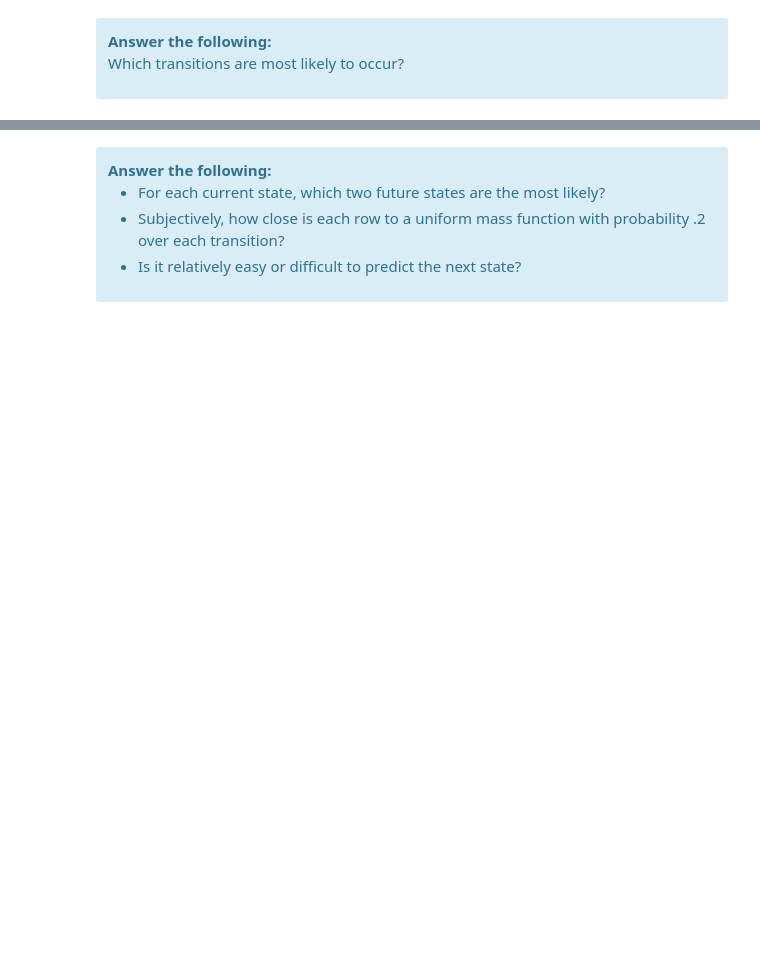
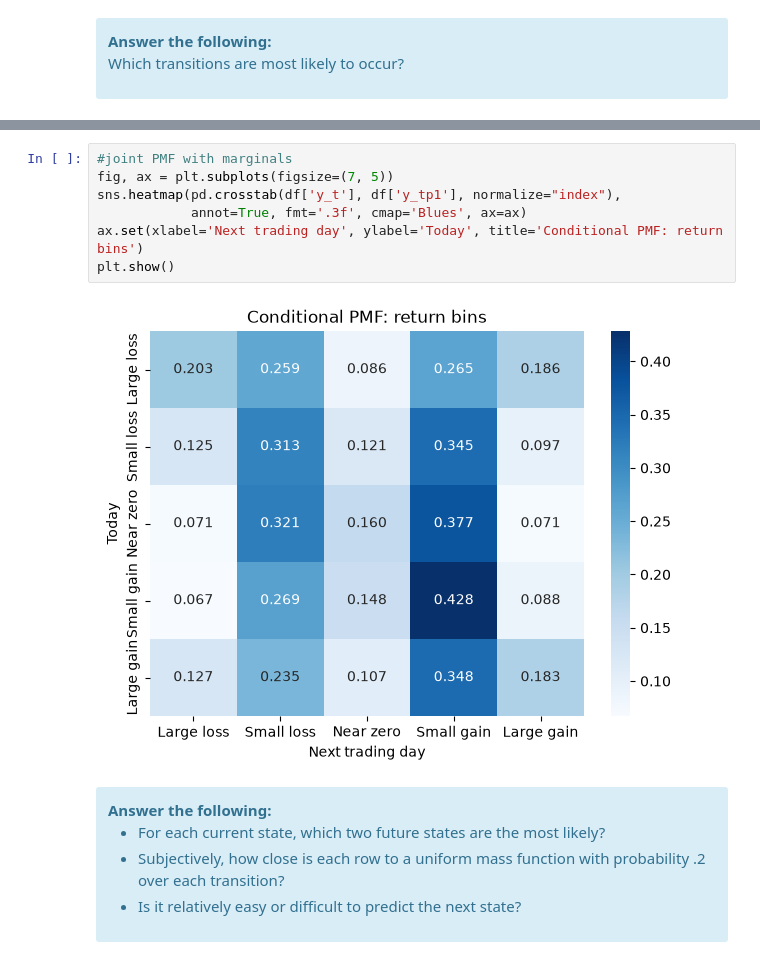
Before and after one commit to wesleyfletcher/UU_F26_templates, a Jupyter notebook: Week09/Thursday_lab/lab08.ipynb, the cells around one changed output, grey strips where cells are left out. Cells and saved outputs as stored; diff of their text form; blank space fills up the shorter version.

```diff
--- a/Week09/Thursday_lab/lab08.ipynb
+++ b/Week09/Thursday_lab/lab08.ipynb
@@ -126,3 +221,12 @@ Which transitions are most likely to occur?
+# %%
+#joint PMF with marginals
+fig, ax = plt.subplots(figsize=(7, 5))
+sns.heatmap(pd.crosstab(df['y_t'], df['y_tp1'], normalize="index"),
+            annot=True, fmt='.3f', cmap='Blues', ax=ax)
+ax.set(xlabel='Next trading day', ylabel='Today', title='Conditional PMF: return bins')
+plt.show()
+# %% [output]
+[figure, added]
 # %% [markdown]
 <div class='alert alert-info'><b>Answer the following:</b>
 
```
Also changed, not shown: parts of 38 cells of this notebook, 1 other file.
